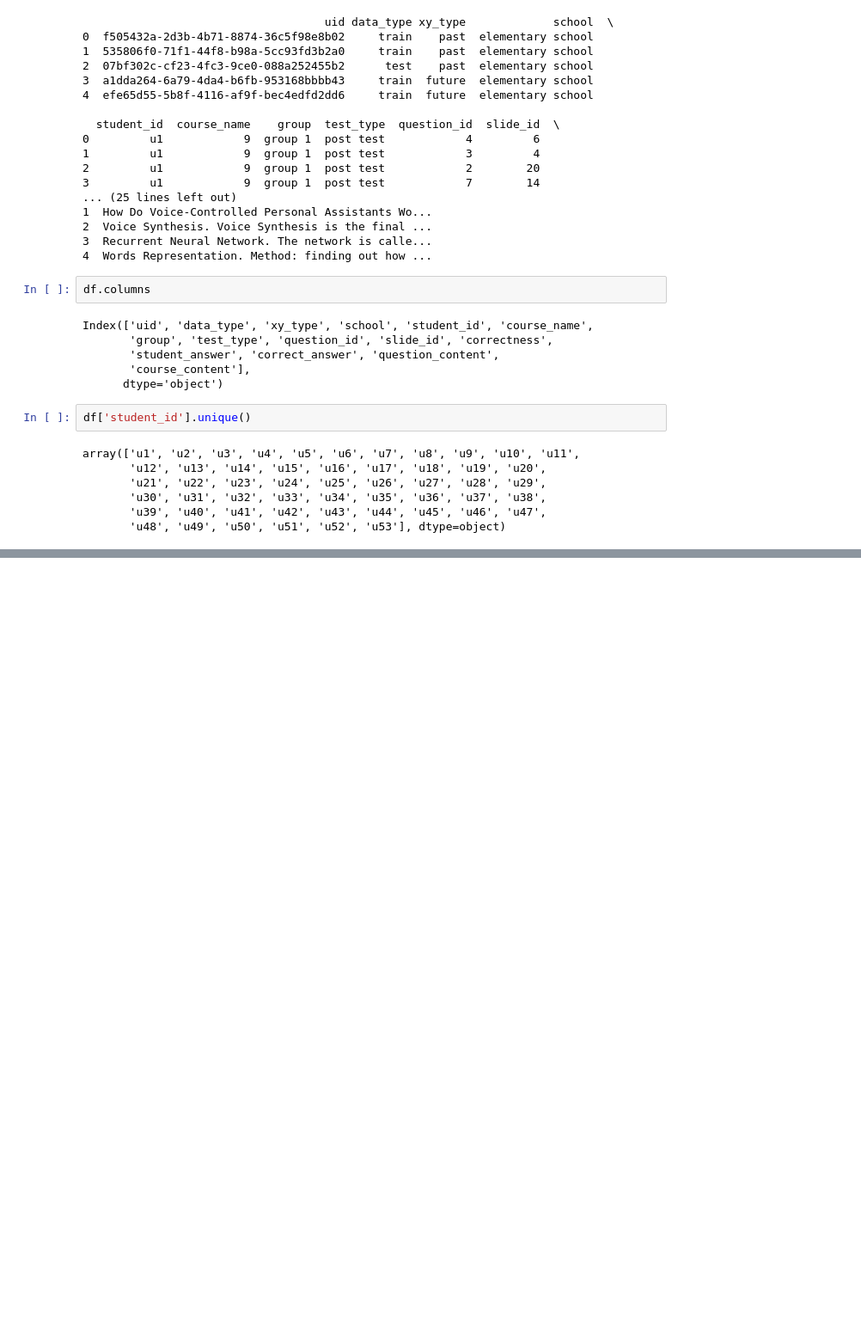
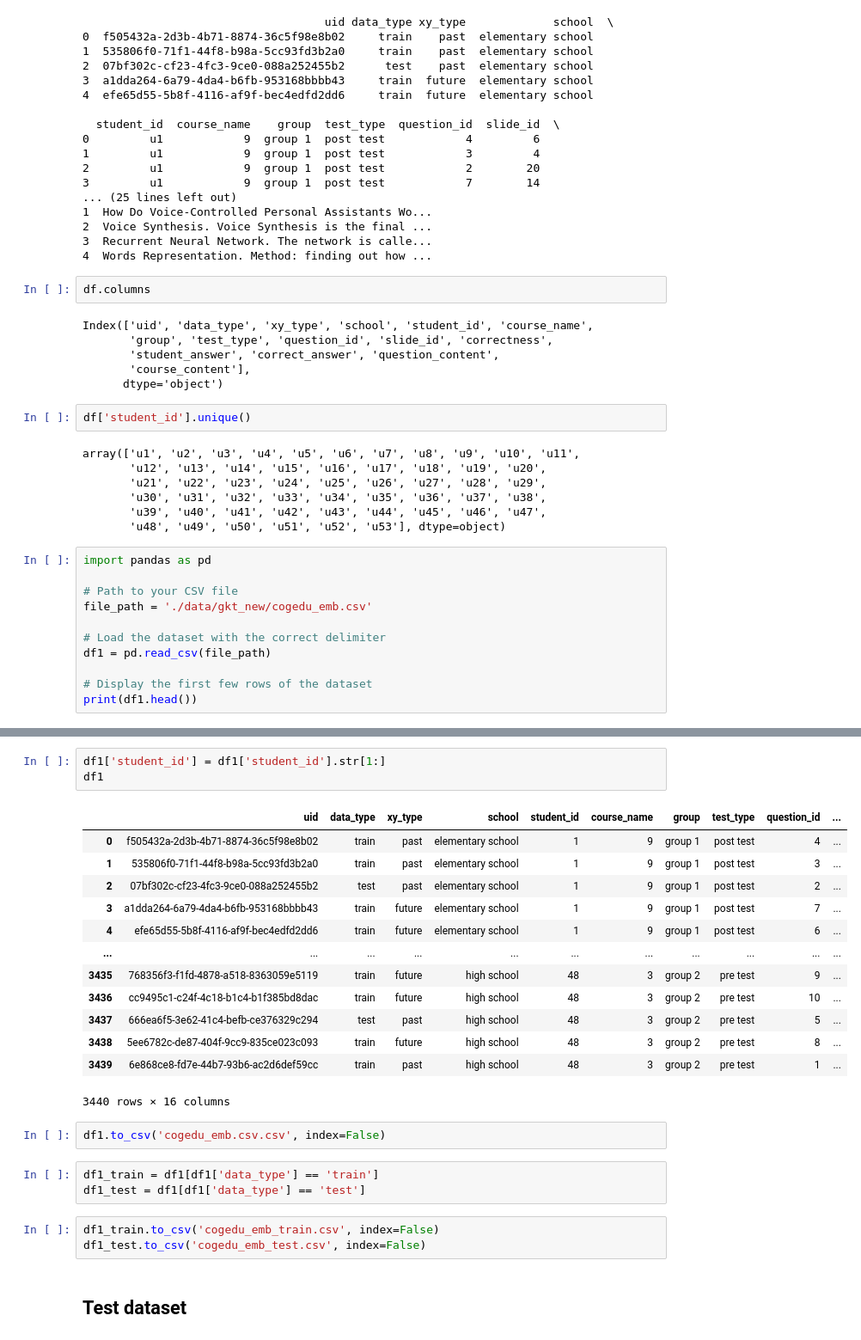
Before and after one commit to HanisPHY/pipeline_pykt, a Jupyter notebook: test.ipynb, the cells around one changed output, grey strips where cells are left out. Shown at 86% size. Saved outputs shown, nothing was run; the diff lists cells and outputs as text; blank space fills up the shorter version.

```diff
--- a/test.ipynb
+++ b/test.ipynb
@@ -241,3 +241,14 @@ array(['u1', 'u2', 'u3', 'u4', 'u5', 'u6', 'u7', 'u8', 'u9', 'u10', 'u11',
        'u30', 'u31', 'u32', 'u33', 'u34', 'u35', 'u36', 'u37', 'u38',
        'u39', 'u40', 'u41', 'u42', 'u43', 'u44', 'u45', 'u46', 'u47',
        'u48', 'u49', 'u50', 'u51', 'u52', 'u53'], dtype=object)
+# %%
+import pandas as pd
+
+# Path to your CSV file
+file_path = './data/gkt_new/cogedu_emb.csv'
+
+# Load the dataset with the correct delimiter
+df1 = pd.read_csv(file_path)
+
+# Display the first few rows of the dataset
+print(df1.head())
@@ -243,0 +304,27 @@ array(['u1', 'u2', 'u3', 'u4', 'u5', 'u6', 'u7', 'u8', 'u9', 'u10', 'u11',
+# %%
+df1['student_id'] = df1['student_id'].str[1:]
+df1
+# %% [output]
+|  | uid | data_type | xy_type | school | student_id | course_name | group | test_type | question_id | ... |
+| 0 | f505432a-2d3b-4b71-8874-36c5f98e8b02 | train | past | elementary school | 1 | 9 | group 1 | post test | 4 | ... |
+| 1 | 535806f0-71f1-44f8-b98a-5cc93fd3b2a0 | train | past | elementary school | 1 | 9 | group 1 | post test | 3 | ... |
+| 2 | 07bf302c-cf23-4fc3-9ce0-088a252455b2 | test | past | elementary school | 1 | 9 | group 1 | post test | 2 | ... |
+| 3 | a1dda264-6a79-4da4-b6fb-953168bbbb43 | train | future | elementary school | 1 | 9 | group 1 | post test | 7 | ... |
+| 4 | efe65d55-5b8f-4116-af9f-bec4edfd2dd6 | train | future | elementary school | 1 | 9 | group 1 | post test | 6 | ... |
+| ... | ... | ... | ... | ... | ... | ... | ... | ... | ... | ... |
+| 3435 | 768356f3-f1fd-4878-a518-8363059e5119 | train | future | high school | 48 | 3 | group 2 | pre test | 9 | ... |
+| 3436 | cc9495c1-c24f-4c18-b1c4-b1f385bd8dac | train | future | high school | 48 | 3 | group 2 | pre test | 10 | ... |
+| 3437 | 666ea6f5-3e62-41c4-befb-ce376329c294 | test | past | high school | 48 | 3 | group 2 | pre test | 5 | ... |
+| 3438 | 5ee6782c-de87-404f-9cc9-835ce023c093 | train | future | high school | 48 | 3 | group 2 | pre test | 8 | ... |
+| 3439 | 6e868ce8-fd7e-44b7-93b6-ac2d6def59cc | train | past | high school | 48 | 3 | group 2 | pre test | 1 | ... |
+3440 rows × 16 columns
+# %%
+df1.to_csv('cogedu_emb.csv.csv', index=False)
+# %%
+df1_train = df1[df1['data_type'] == 'train']
+df1_test = df1[df1['data_type'] == 'test']
+# %%
+df1_train.to_csv('cogedu_emb_train.csv', index=False)
+df1_test.to_csv('cogedu_emb_test.csv', index=False)
+# %% [markdown]
+## Test dataset
```
Also changed, not shown: parts of 7 cells of this notebook, 3 other files.
